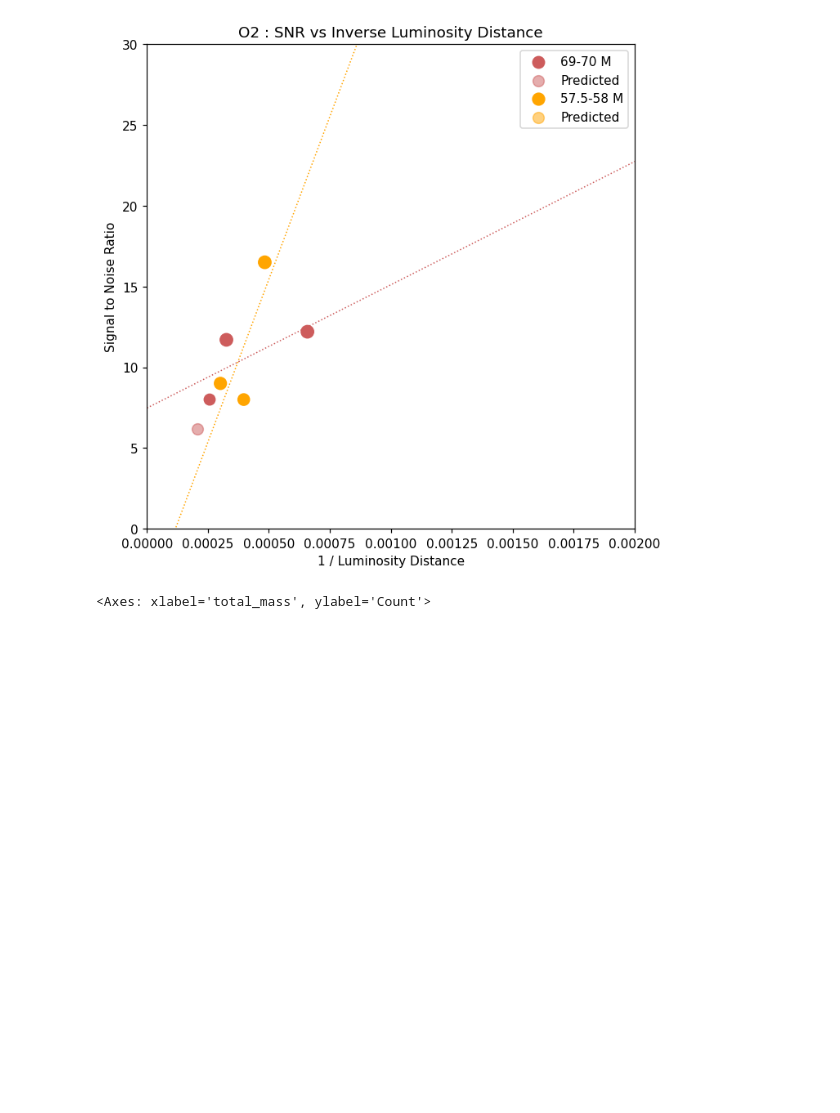
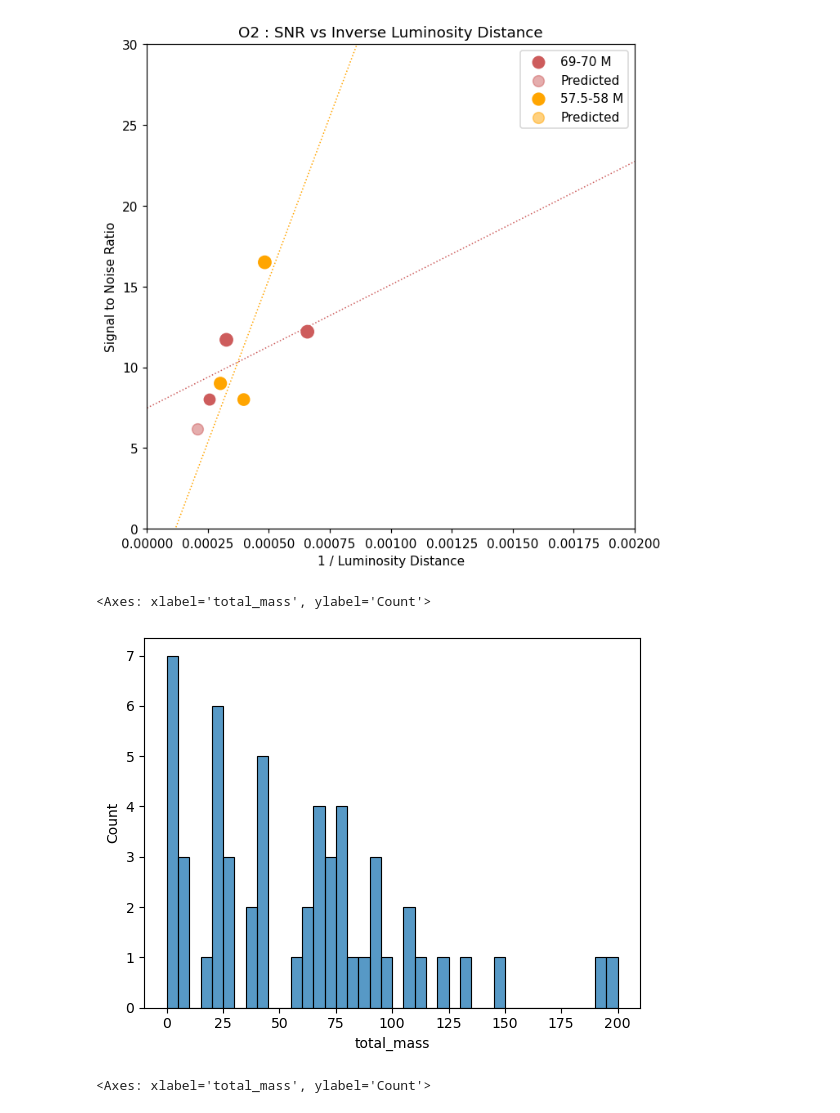
Before and after one commit to AndrewValentini/Gravitational-Waves-Research-23-24, a Jupyter notebook: Data Analysis/SNR.ipynb, the cells around one changed output. Drawn from its saved outputs; the diff is of its cells as text; code cells hidden in the pictures; blank space fills up the shorter version.

Commit message:
Model visualizations

```diff
--- a/Data Analysis/SNR.ipynb
+++ b/Data Analysis/SNR.ipynb
@@ -224,6 +224,11 @@ ax.set_title("O2 : SNR vs Inverse Luminosity Distance")
 # %% [output]
 Text(0.5, 1.0, 'O2 : SNR vs Inverse Luminosity Distance')
 [figure]
+# %%
+sns.histplot(O3_events["total_mass"], binwidth=5, binrange=[0, 200])
+# %% [output]
+<Axes: xlabel='total_mass', ylabel='Count'>
+[figure, added]
 # %%
 sns.histplot(O3["total_mass"], binwidth=5, binrange=[0, 200])
 # %% [output]
```
